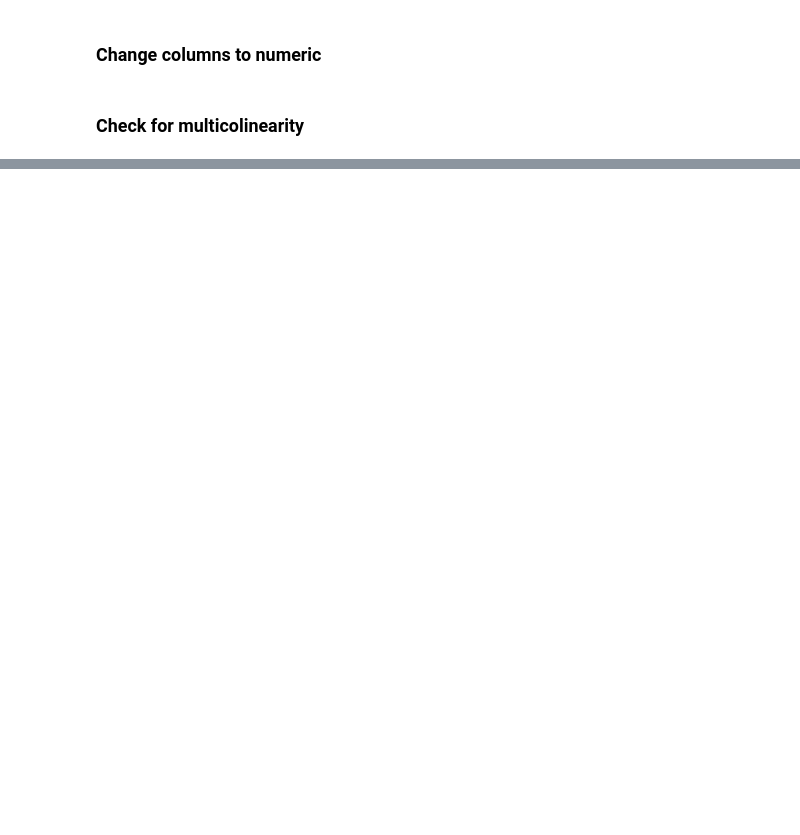
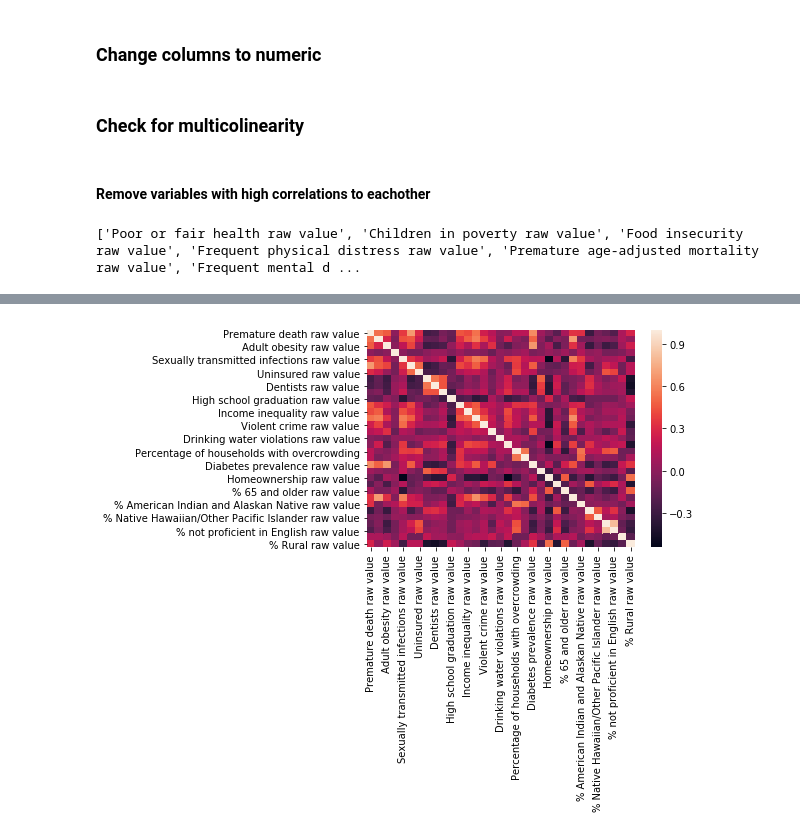
Before and after one commit to Mcllstr/modeling-community-hs-grad-rates, a Jupyter notebook: eda_joe.ipynb, the cells around one changed output, grey strips where cells are left out. Cells and saved outputs as stored; diff of their text form; code cells hidden in the pictures; blank space fills up the shorter version.

```diff
--- a/eda_joe.ipynb
+++ b/eda_joe.ipynb
@@ -133,3 +127,46 @@ df[headers2_] = df[headers2_].apply(pd.to_numeric)
 # type(df['High school graduation raw value'][5])  # this line confirms relevant fields converted to numeric dtype
 # %% [markdown]
 ### Check for multicolinearity
+# %%
+def gen_high_corrs(corr_matrix):
+    temps = {'rs':[], 'cs':[], 'vs':[]}
+    for col in corr_matrix.columns:
+        for row, value in corr_matrix[col].iteritems():
+            if value > .5 or value <-.5:
+                temps['rs'].append(row)
+                temps['cs'].append(col)
+                temps['vs'].append(value)
+                temps_df = pd.DataFrame(temps)
+    return temps_df #, temps_df.shape
+
+def corr_check(header_index_list, df):
+    mini_corr_matrix = df.drop(header_index_list, axis=1).corr()
+    sns.heatmap(mini_corr_matrix)
+    return mini_corr_matrix#gen_high_corrs(mini_corr_matrix).cs.value_counts()
+# %% [markdown]
+#### Remove variables with high correlations to eachother
+# %%
+corr_matrix = df.corr()
+drop_high_corrs_list = gen_high_corrs(corr_matrix).cs.value_counts().index[[0,1,2,3,4,5,7,9,10,12,14,16,17,18,19,20,22]]
+temp_ls = list(drop_high_corrs_list)
+temp_ls = temp_ls + ['Severe housing problems raw value',
+               'Injury deaths raw value',
+               'Preventable hospital stays raw value',
+               'Driving alone to work raw value',
+               'Mammography screening raw value',
+               'Flu vaccinations raw value',
+               'Injury deaths raw value',
+               'Social associations raw value',
+               'Limited access to healthy foods raw value',
+               'Long commute - driving alone raw value',
+               'Food environment index raw value',
+               'Access to exercise opportunities raw value',
+               'Uninsured adults raw value',
+               'Uninsured children raw value',
+               'Severe housing cost burden raw value',
+               '% below 18 years of age raw value',
+               'Life expectancy raw value']
+print(temp_ls)
+corr_check(temp_ls, df)
+# %% [output]
+['Poor or fair health raw value', 'Children in poverty raw value', 'Food insecurity raw value', 'Frequent physical distress raw value', 'Premature age-adjusted mortality raw value', 'Frequent mental d ...
@@ -135,0 +190 @@ df[headers2_] = df[headers2_].apply(pd.to_numeric)
+[figure, added]
```
Also changed, not shown: parts of 17 cells of this notebook.
